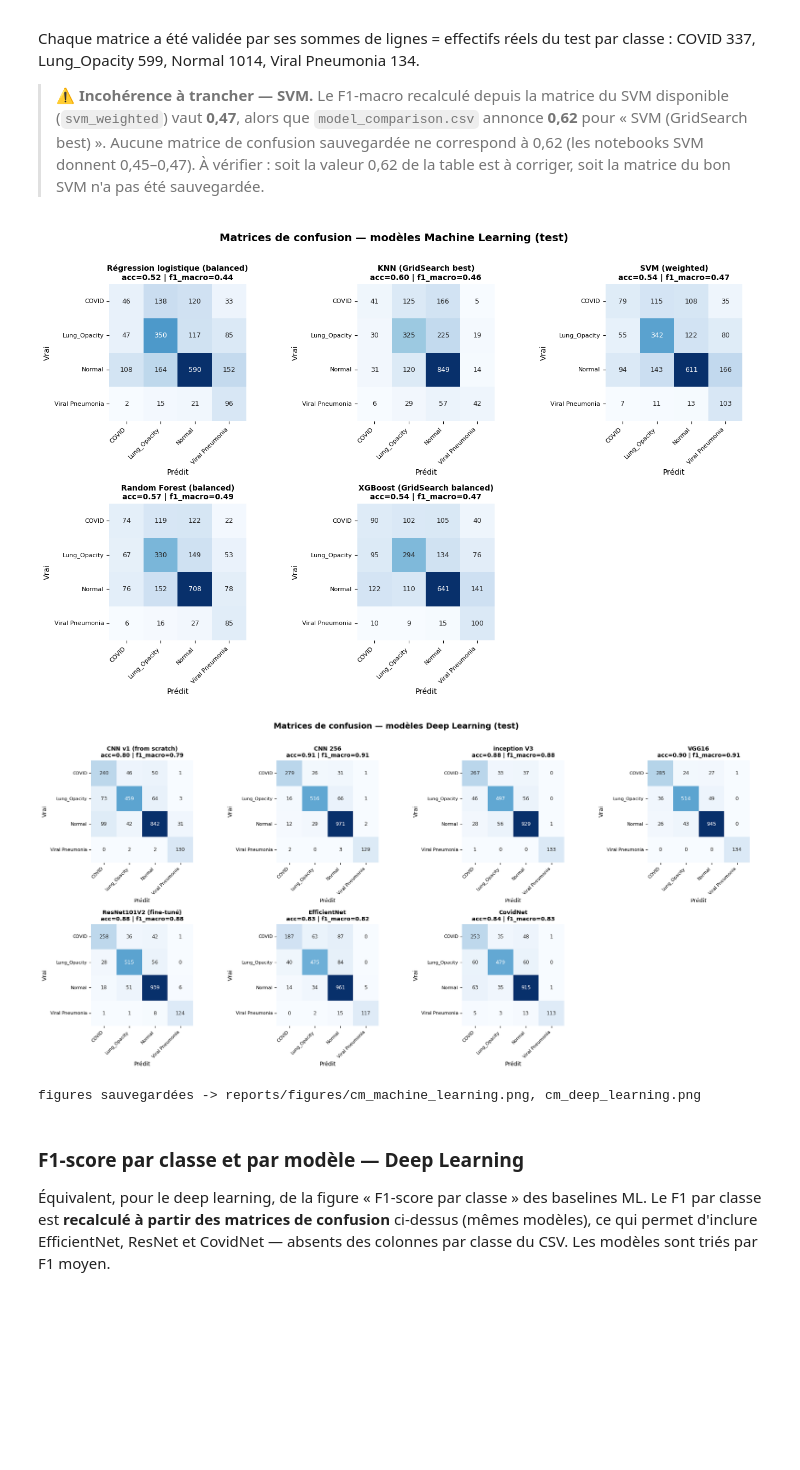
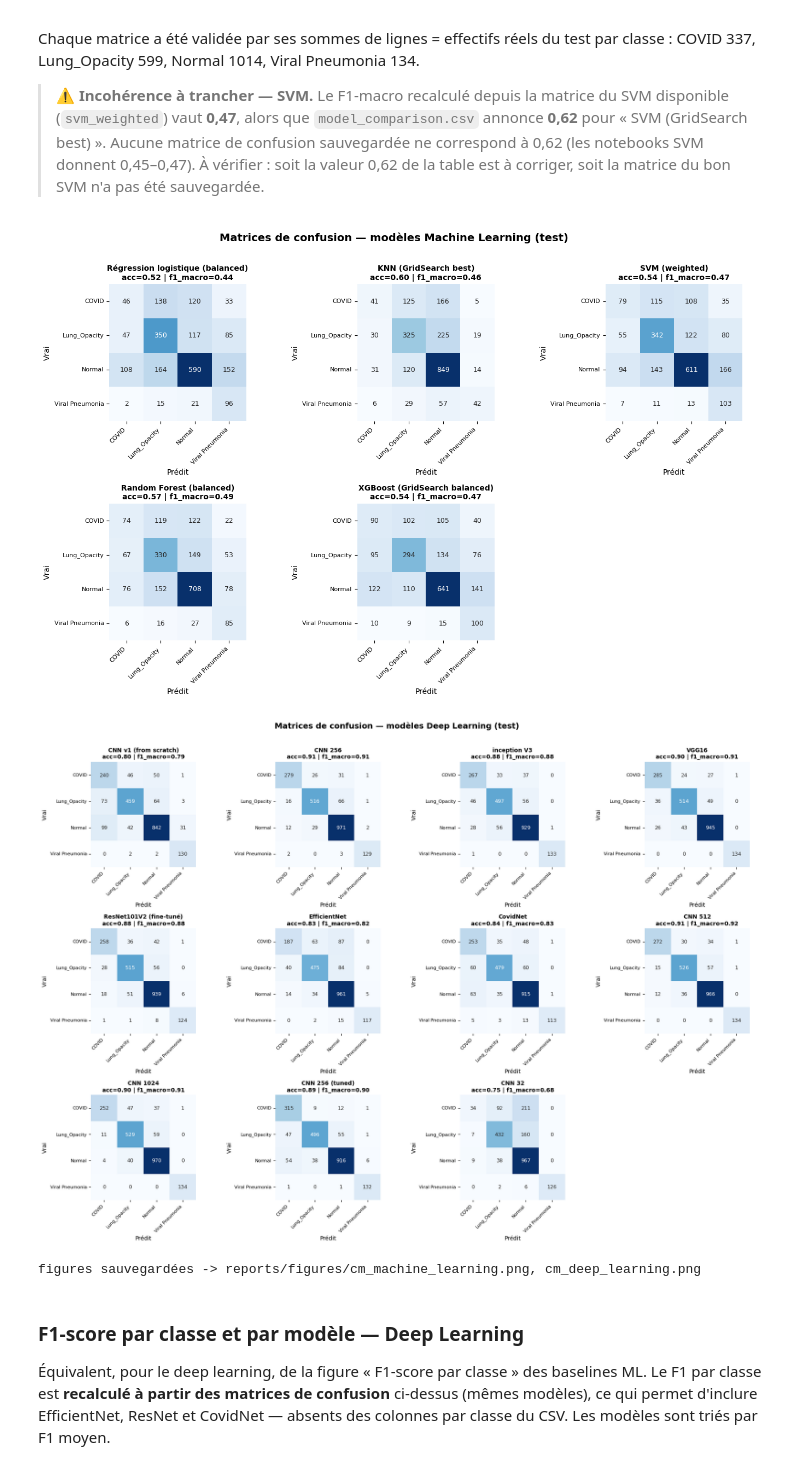
Before and after one commit to cyrilmarat/Liora_Covid, a Jupyter notebook: models/Figures_comparaison.ipynb, the cells around one changed output. Saved outputs shown, nothing was run; the diff lists cells and outputs as text; code cells hidden in the pictures; blank space fills up the shorter version.

```diff
--- a/models/Figures_comparaison.ipynb
+++ b/models/Figures_comparaison.ipynb
@@ -237,6 +239,10 @@ CM = {
     "ResNet101V2 (fine-tuné)":          ("DL", [[258, 36, 42, 1], [28, 515, 56, 0], [18, 51, 939, 6], [1, 1, 8, 124]]),
     "EfficientNet":                     ("DL", [[187, 63, 87, 0], [40, 475, 84, 0], [14, 34, 961, 5], [0, 2, 15, 117]]),
     "CovidNet":                         ("DL", [[253, 35, 48, 1], [60, 479, 60, 0], [63, 35, 915, 1], [5, 3, 13, 113]]),
+    "CNN 512":                          ("DL", [[272, 30, 34, 1], [15, 526, 57, 1], [12, 36, 966, 0], [0, 0, 0, 134]]),
+    "CNN 1024":                         ("DL", [[252, 47, 37, 1], [11, 529, 59, 0], [4, 40, 970, 0], [0, 0, 0, 134]]),
+    "CNN 256 (tuned)":                  ("DL", [[315, 9, 12, 1], [47, 496, 55, 1], [54, 38, 916, 6], [1, 0, 1, 132]]),
+    "CNN 32":                           ("DL", [[34, 92, 211, 0], [7, 432, 160, 0], [9, 38, 967, 0], [0, 2, 6, 126]]),
 }
 
 SUPPORTS = [337, 599, 1014, 134]  # effectifs test par classe -> contrôle des sommes de lignes
@@ -259,34 +265,34 @@ def figure_cm(famille, titre, ncols, fichier_png):
     nrows = int(np.ceil(n / ncols))
     fig, axes = plt.subplots(nrows, ncols, figsize=(4.6 * ncols, 4.4 * nrows))
     axes = np.asarray(axes).reshape(-1)
     for ax, nom in zip(axes, noms):
         cm = np.asarray(CM[nom][1])
         assert list(cm.sum(axis=1)) == SUPPORTS, f"sommes de lignes inattendues pour {nom}"
         acc, f1 = _metrics_from_cm(cm)
         sns.heatmap(cm, annot=True, fmt="d", cmap="Blues", cbar=False, square=True,
                     xticklabels=CLASSES, yticklabels=CLASSES, ax=ax, annot_kws={"size": 9})
         ax.set_title(f"{nom}\nacc={acc:.2f} | f1_macro={f1:.2f}", fontsize=10, fontweight="bold")
         ax.set_xlabel("Prédit")
         ax.set_ylabel("Vrai")
         ax.tick_params(labelsize=8)
         for t in ax.get_xticklabels():
             t.set_rotation(45)
             t.set_ha("right")
     for ax in axes[n:]:
         ax.axis("off")
     fig.suptitle(titre, fontsize=14, fontweight="bold")
     plt.tight_layout(rect=[0, 0, 1, 0.97])
     os.makedirs("../reports/figures", exist_ok=True)
     fig.savefig(f"../reports/figures/{fichier_png}", dpi=115, bbox_inches="tight")
     plt.show()
 
 
 figure_cm("ML", "Matrices de confusion — modèles Machine Learning (test)", 3, "cm_machine_learning.png")
 figure_cm("DL", "Matrices de confusion — modèles Deep Learning (test)", 4, "cm_deep_learning.png")
 print("figures sauvegardées -> reports/figures/cm_machine_learning.png, cm_deep_learning.png")
 # %% [output]
 [figure]
-[figure, old version]
+[figure, new version]
 figures sauvegardées -> reports/figures/cm_machine_learning.png, cm_deep_learning.png
 # %% [markdown]
 ### F1-score par classe et par modèle — Deep Learning
```
Also changed, not shown: parts of 7 cells of this notebook, 13 other files.
